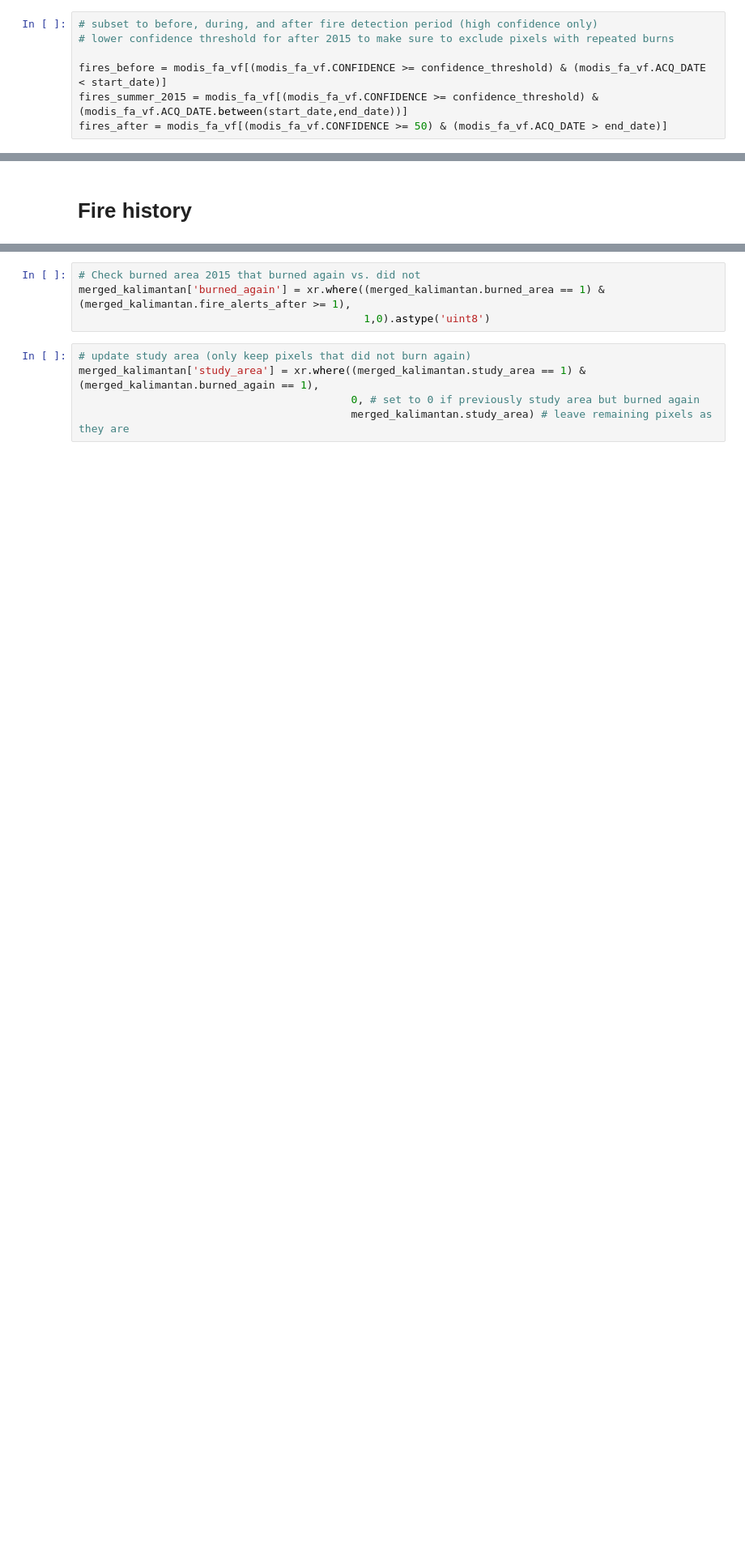
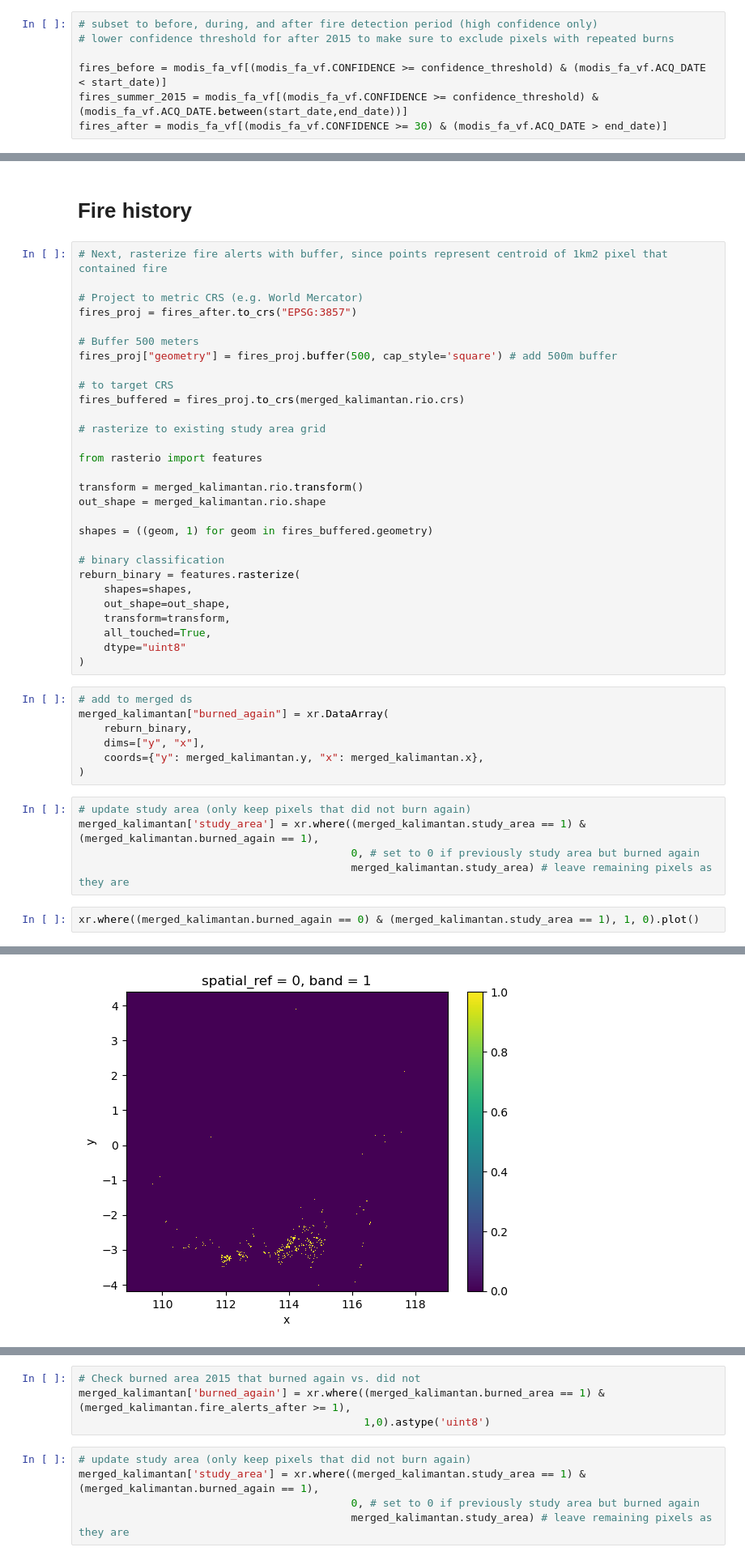
Before and after one commit to ninorp55/tropical-peat-post-fire-vegetation-recovery, a Jupyter notebook: 1_preprocessing.ipynb, the cells around one changed output, grey strips where cells are left out. Shown at 81% size. Drawn from its saved outputs; the diff is of its cells as text; blank space fills up the shorter version.

Commit message:
fixed burned_again with buffered fire alerts

```diff
--- a/1_preprocessing.ipynb
+++ b/1_preprocessing.ipynb
@@ -252,7 +252,7 @@ modis_fa_vf = modis_fa_vf[['LATITUDE', 'LONGITUDE', 'ACQ_DATE', 'CONFIDENCE', 'g
 
 fires_before = modis_fa_vf[(modis_fa_vf.CONFIDENCE >= confidence_threshold) & (modis_fa_vf.ACQ_DATE < start_date)]
 fires_summer_2015 = modis_fa_vf[(modis_fa_vf.CONFIDENCE >= confidence_threshold) & (modis_fa_vf.ACQ_DATE.between(start_date,end_date))]
-fires_after = modis_fa_vf[(modis_fa_vf.CONFIDENCE >= 50) & (modis_fa_vf.ACQ_DATE > end_date)]
+fires_after = modis_fa_vf[(modis_fa_vf.CONFIDENCE >= 30) & (modis_fa_vf.ACQ_DATE > end_date)]
 # %%
 # export
 fires_before.to_file('output-data/fire-alerts/fire_alerts_before.shp')
@@ -526,3 +533,47 @@ print("Total burned peatland area (ha)")
 1.386088e6 / 1e6
 # %% [markdown]
 # Fire history
+# %%
+# Next, rasterize fire alerts with buffer, since points represent centroid of 1km2 pixel that contained fire
+
+# Project to metric CRS (e.g. World Mercator)
+fires_proj = fires_after.to_crs("EPSG:3857")
+
+# Buffer 500 meters
+fires_proj["geometry"] = fires_proj.buffer(500, cap_style='square') # add 500m buffer
+
+# to target CRS
+fires_buffered = fires_proj.to_crs(merged_kalimantan.rio.crs)
+
+# rasterize to existing study area grid
+
+from rasterio import features
+
+transform = merged_kalimantan.rio.transform()
+out_shape = merged_kalimantan.rio.shape
+
+shapes = ((geom, 1) for geom in fires_buffered.geometry)
+
+# binary classification
+reburn_binary = features.rasterize(
+    shapes=shapes,
+    out_shape=out_shape,
+    transform=transform,
+    all_touched=True,
+    dtype="uint8"
+)
+# %%
+# add to merged ds
+merged_kalimantan["burned_again"] = xr.DataArray(
+    reburn_binary,
+    dims=["y", "x"],
+    coords={"y": merged_kalimantan.y, "x": merged_kalimantan.x},
+)
+# %%
+# update study area (only keep pixels that did not burn again)
+merged_kalimantan['study_area'] = xr.where((merged_kalimantan.study_area == 1) & (merged_kalimantan.burned_again == 1),
+                                           0, # set to 0 if previously study area but burned again
+                                           merged_kalimantan.study_area) # leave remaining pixels as they are
+# %%
+xr.where((merged_kalimantan.burned_again == 0) & (merged_kalimantan.study_area == 1), 1, 0).plot()
+# %% [output]
@@ -529,3 +581,4 @@ print("Total burned peatland area (ha)")
+[figure, added]
 # %%
 import geopandas as gpd
 import xarray as xr
```
Also changed, not shown: parts of 16 cells of this notebook.
